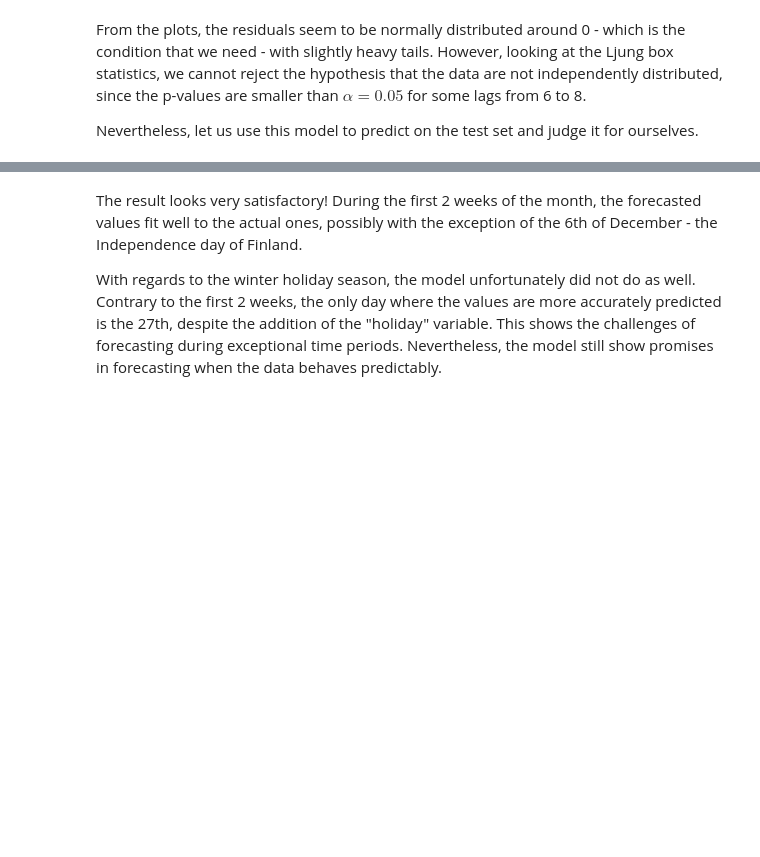
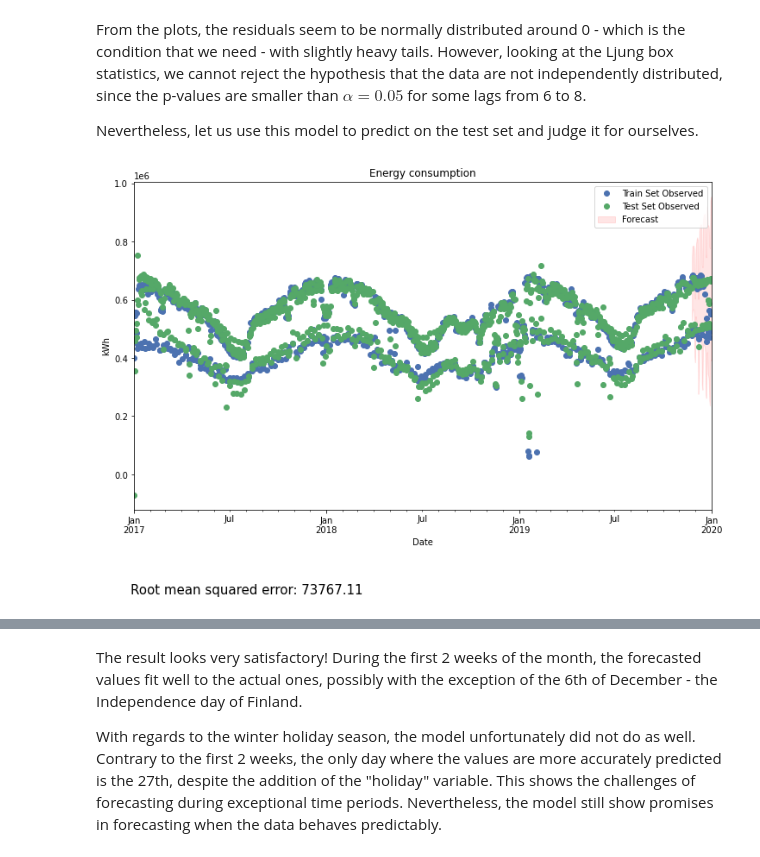
Before and after one commit to quan-possible/energy-demand-prediction, a Jupyter notebook: daily/sarimax.ipynb, the cells around one changed output, grey strips where cells are left out. Saved outputs shown, nothing was run; the diff lists cells and outputs as text; code cells hidden in the pictures; blank space fills up the shorter version.

```diff
--- a/daily/sarimax.ipynb
+++ b/daily/sarimax.ipynb
@@ -342,5 +342,24 @@ Warnings:
 From the plots, the residuals seem to be normally distributed around 0 - which is the condition that we need - with slightly heavy tails. However, looking at the Ljung box statistics, we cannot reject the hypothesis that the data are not independently distributed, since the p-values are smaller than $\alpha = 0.05$ for some lags from 6 to 8.
 
 Nevertheless, let us use this model to predict on the test set and judge it for ourselves.
+# %%
+pred_test = res.get_prediction(start=train_end,end=test_end,exog=exo_test)
+err = 'Root mean squared error: %.2f'% sqrt(MSE(test, pred_test.predicted_mean))
+
+pred = res.get_prediction(start=begin,end=test_end,exog=exo_test)
+pred_ci = pred.conf_int()
+
+fig, ax = plt.subplots(figsize=(12,7))
+ax.set(title='Energy consumption', ylabel='kWh')
+
+ts.plot(ax=ax, style = 'o')
+pred.predicted_mean.plot(ax=ax, style='o')
+ci = pred_ci.loc[demo_start:]
+ax.fill_between(ci.index, ci.iloc[:,0], ci.iloc[:,1], color='r', alpha=0.1)
+
+plt.figtext(0.12, -0.06, err, ha="left",fontsize=15,va='center')
+legend = ax.legend(["Train Set Observed","Test Set Observed", "Forecast"])
+# %% [output]
+[figure, added]
 # %%
 pred_test = res.get_prediction(start=train_end,end=test_end,exog=exo_test)
```
Also changed, not shown: parts of 6 cells of this notebook, 6 other files.
